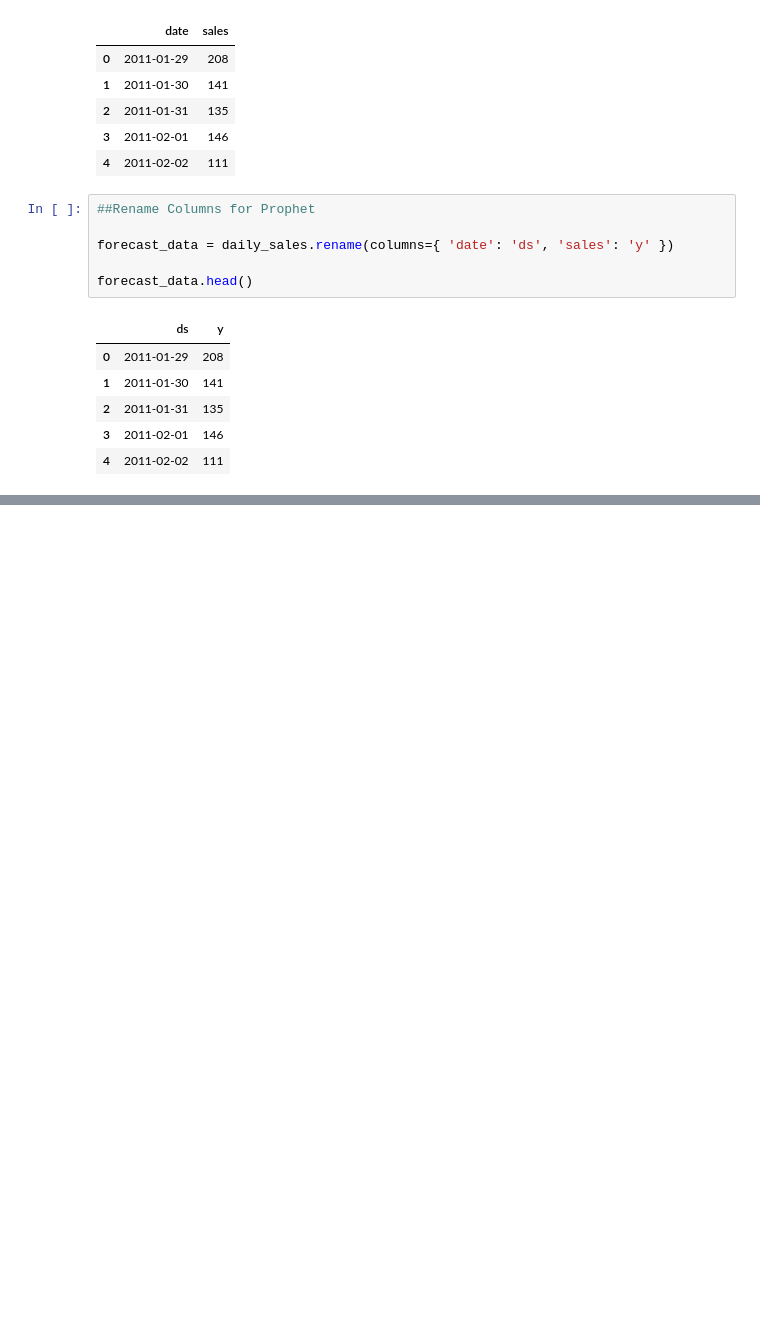
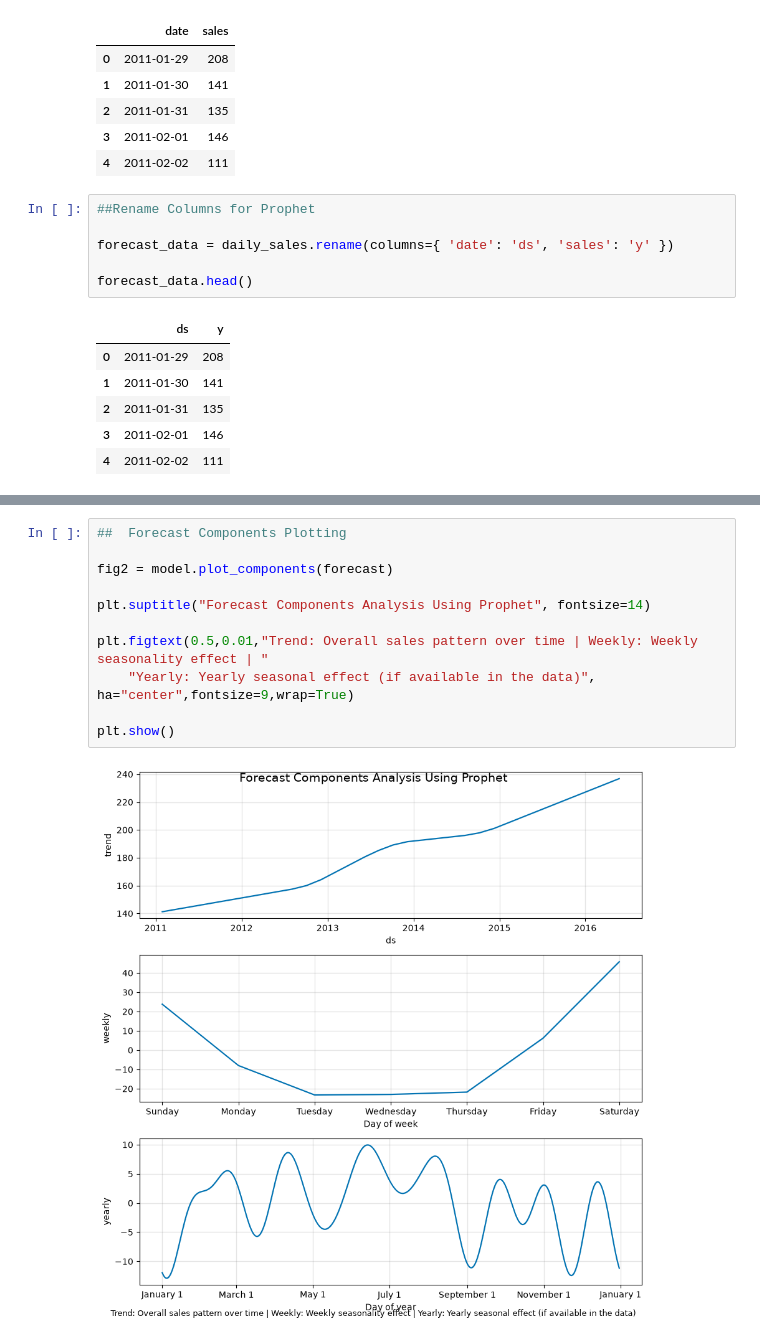
Before and after one commit to bhosalenikita258-coder/Retail_Demand_Forecasting, a Jupyter notebook: Retail_Demand_Forecasting.ipynb, the cells around one changed output, grey strips where cells are left out. Saved outputs shown, nothing was run; the diff lists cells and outputs as text; blank space fills up the shorter version.

```diff
--- a/Retail_Demand_Forecasting.ipynb
+++ b/Retail_Demand_Forecasting.ipynb
@@ -661,0 +663,14 @@ plt.show()
+# %%
+##  Forecast Components Plotting
+
+fig2 = model.plot_components(forecast)
+
+plt.suptitle("Forecast Components Analysis Using Prophet", fontsize=14)
+
+plt.figtext(0.5,0.01,"Trend: Overall sales pattern over time | Weekly: Weekly seasonality effect | "
+    "Yearly: Yearly seasonal effect (if available in the data)",
+ha="center",fontsize=9,wrap=True)
+
+plt.show()
+# %% [output]
+[figure, added]
```
Also changed, not shown: parts of 20 cells of this notebook.
